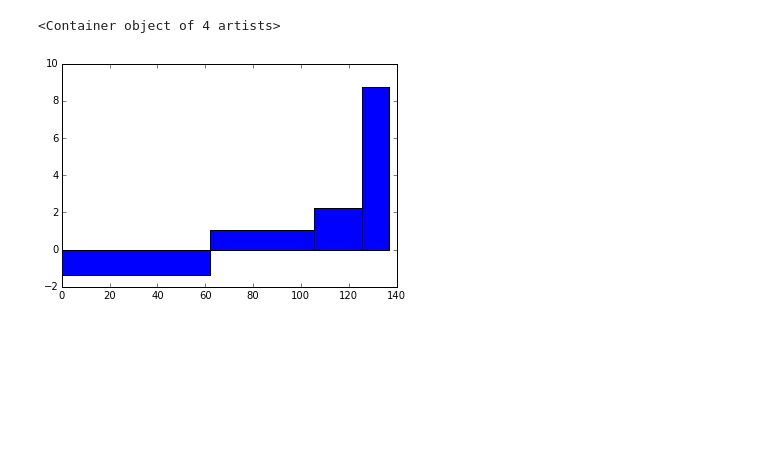
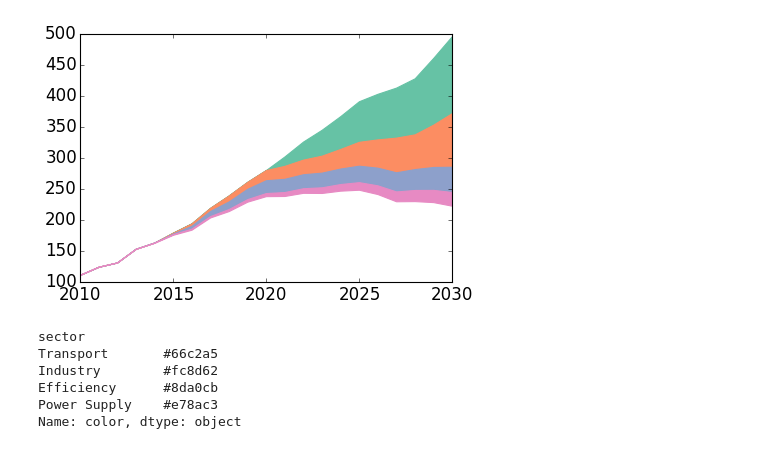
Before and after one commit to adrivsh/pyMACC, a Jupyter notebook: plot_wedge.ipynb, the cells around one changed output. Cells and saved outputs as stored; diff of their text form; code cells hidden in the pictures; blank space fills up the shorter version.

```diff
--- a/plot_wedge.ipynb
+++ b/plot_wedge.ipynb
@@ -25,7 +30,22 @@ wedge.plot()
-# %%
-#MAC curve
-potential = abatement.iloc[-1,:]
-plt.bar(potential.cumsum()-potential,mac,width=potential)
-# %% [output]
-<Container object of 4 artists>
-[figure, removed]
+# %%
+#Wedge curve
+wedge = pd.concat([baseline, -abatement],axis=1).cumsum(axis=1)
+
+ax=plt.subplot(1,1,1)
+for i in range(len(mac)):
+    x=wedge.index
+    y=wedge.iloc[:,i]
+    y2= wedge.iloc[:,i+1]
+    ax.fill_between(x,y,y2,color=colors.iloc[i])
+# %% [output]
+[figure, added]
+# %%
+
+colors
+# %% [output]
+sector
+Transport       #66c2a5
+Industry        #fc8d62
+Efficiency      #8da0cb
+Power Supply    #e78ac3
+Name: color, dtype: object
```
Also changed, not shown: parts of 9 cells of this notebook.
